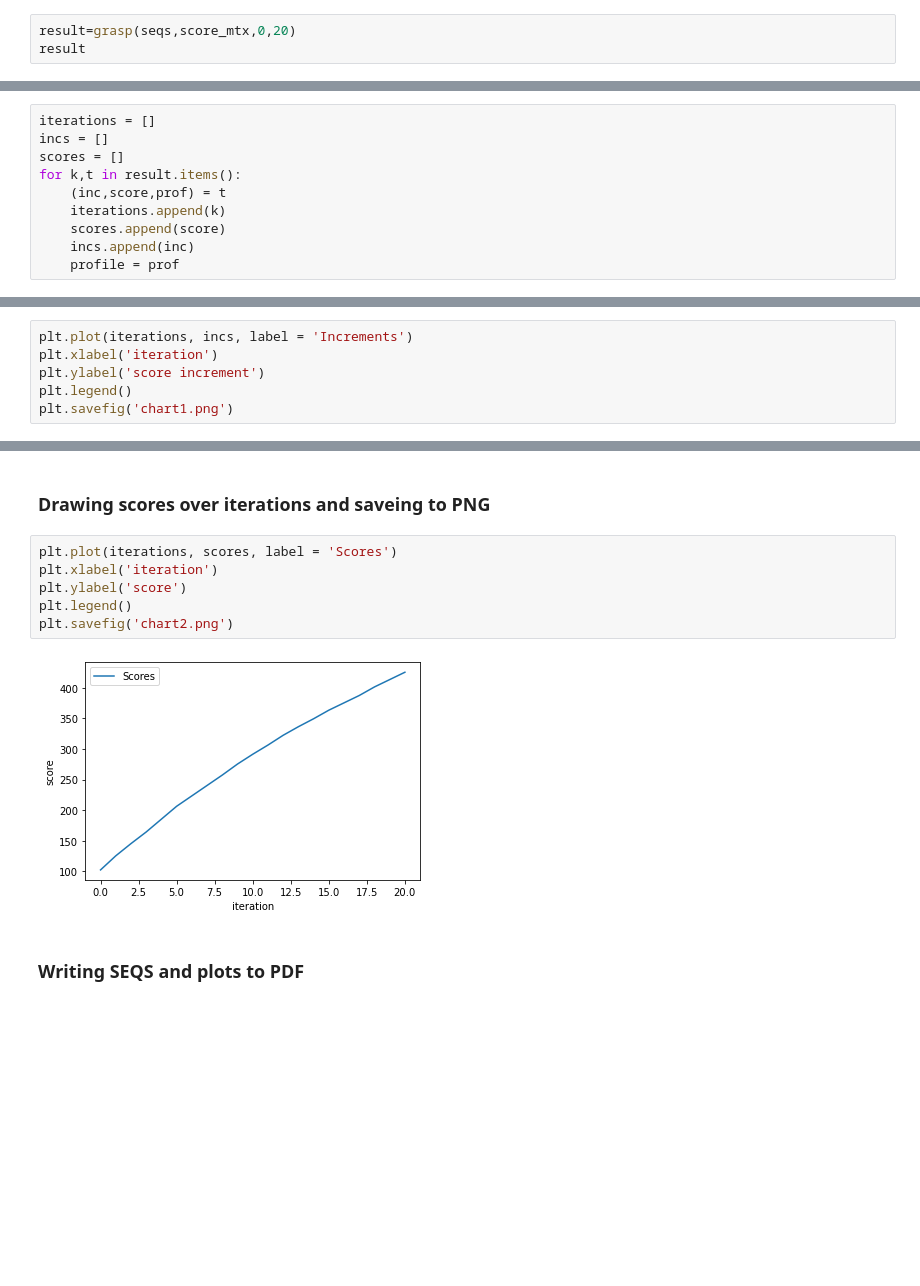
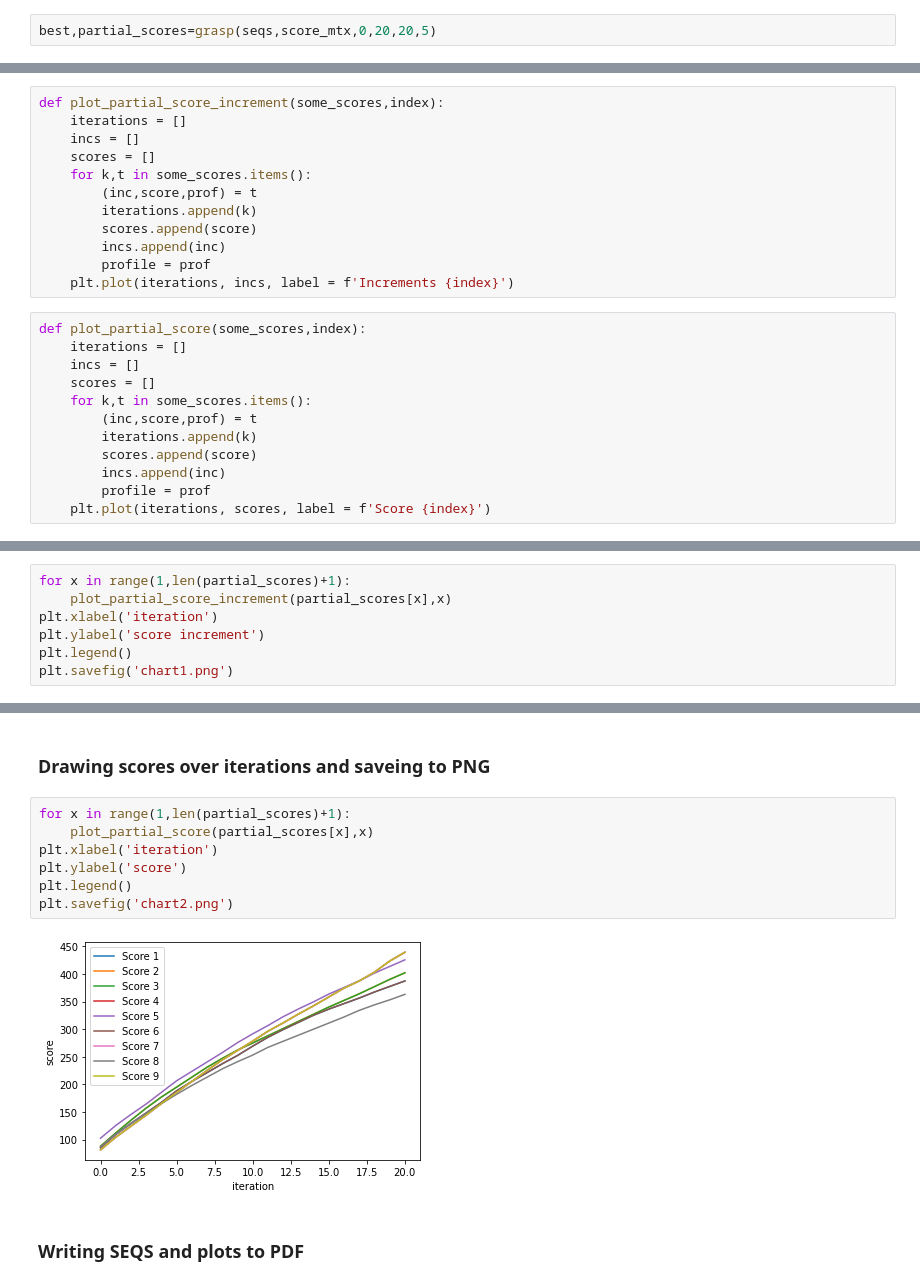
Before and after one commit to apiorno/Needleman-Wunch-Algorithm, a Jupyter notebook: TPFinal.ipynb, the cells around one changed output, grey strips where cells are left out. Cells and saved outputs as stored; diff of their text form; blank space fills up the shorter version.

```diff
--- a/TPFinal.ipynb
+++ b/TPFinal.ipynb
@@ -400,5 +413,4 @@ while(True):
 # %% [markdown]
 ## Executing
 # %%
-result=grasp(seqs,score_mtx,0,20)
-result
+best,partial_scores=grasp(seqs,score_mtx,0,20,20,5)
@@ -423,13 +417,27 @@ result
+# %%
+def plot_partial_score_increment(some_scores,index):
+    iterations = []
+    incs = []
+    scores = []
+    for k,t in some_scores.items():
+        (inc,score,prof) = t
+        iterations.append(k)
+        scores.append(score)
+        incs.append(inc)
+        profile = prof
+    plt.plot(iterations, incs, label = f'Increments {index}')
 # %%
-iterations = []
-incs = []
-scores = []
-for k,t in result.items():
-    (inc,score,prof) = t
-    iterations.append(k)
-    scores.append(score)
-    incs.append(inc)
-    profile = prof
+def plot_partial_score(some_scores,index):
+    iterations = []
+    incs = []
+    scores = []
+    for k,t in some_scores.items():
+        (inc,score,prof) = t
+        iterations.append(k)
+        scores.append(score)
+        incs.append(inc)
+        profile = prof
+    plt.plot(iterations, scores, label = f'Score {index}')
 # %% [markdown]
 ### Wrting aligned seqs to file
 # %%
@@ -445,7 +453,8 @@ with open('seqs.txt', 'w') as f:
 # %% [markdown]
 ### Drawing score increments over iterations and saveing to PNG
 # %%
-plt.plot(iterations, incs, label = 'Increments')
+for x in range(1,len(partial_scores)+1):
+    plot_partial_score_increment(partial_scores[x],x)
 plt.xlabel('iteration')
 plt.ylabel('score increment')
 plt.legend()
@@ -455,13 +464,14 @@ plt.savefig('chart1.png')
 # %% [markdown]
 ### Drawing scores over iterations and saveing to PNG
 # %%
-plt.plot(iterations, scores, label = 'Scores')
+for x in range(1,len(partial_scores)+1):
+    plot_partial_score(partial_scores[x],x)
 plt.xlabel('iteration')
 plt.ylabel('score')
 plt.legend()
 plt.savefig('chart2.png')
 # %% [output]
-[figure, old version]
+[figure, new version]
 # %% [markdown]
 ### Writing SEQS and plots to PDF
 # %%
```
Also changed, not shown: parts of 5 cells of this notebook, 4 other files.
